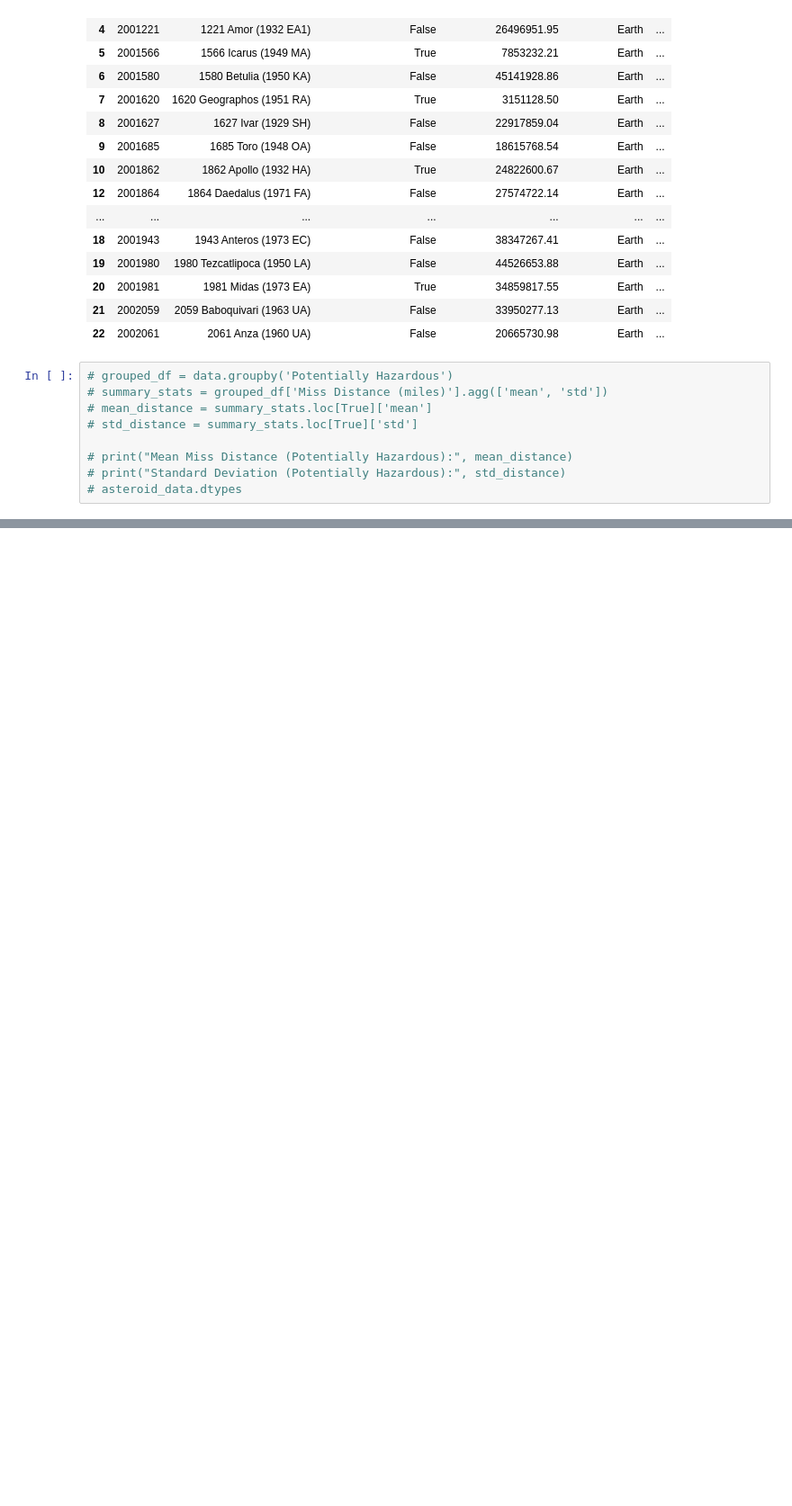
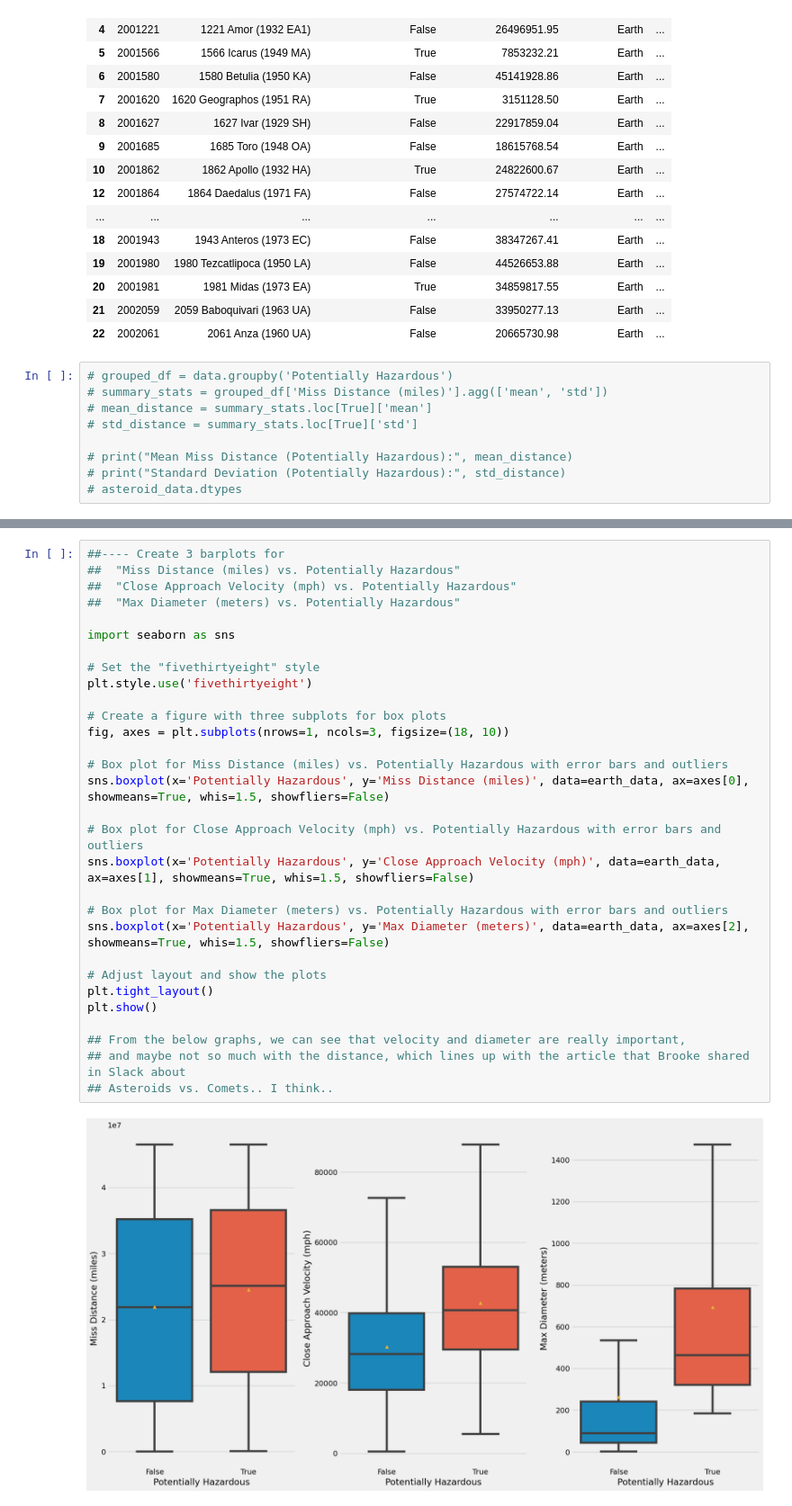
Before and after one commit to Bulaque/Team-2, a Jupyter notebook: Nasa_Analysis.ipynb, the cells around one changed output, grey strips where cells are left out. Shown at 90% size. Cells and saved outputs as stored; diff of their text form; blank space fills up the shorter version.

```diff
--- a/Nasa_Analysis.ipynb
+++ b/Nasa_Analysis.ipynb
@@ -123,0 +171,32 @@ earth_data.head(20)
+# %%
+##---- Create 3 barplots for
+##  "Miss Distance (miles) vs. Potentially Hazardous"
+##  "Close Approach Velocity (mph) vs. Potentially Hazardous"
+##  "Max Diameter (meters) vs. Potentially Hazardous"
+
+import seaborn as sns
+
+# Set the "fivethirtyeight" style
+plt.style.use('fivethirtyeight')
+
+# Create a figure with three subplots for box plots
+fig, axes = plt.subplots(nrows=1, ncols=3, figsize=(18, 10))
+
+# Box plot for Miss Distance (miles) vs. Potentially Hazardous with error bars and outliers
+sns.boxplot(x='Potentially Hazardous', y='Miss Distance (miles)', data=earth_data, ax=axes[0], showmeans=True, whis=1.5, showfliers=False)
+
+# Box plot for Close Approach Velocity (mph) vs. Potentially Hazardous with error bars and outliers
+sns.boxplot(x='Potentially Hazardous', y='Close Approach Velocity (mph)', data=earth_data, ax=axes[1], showmeans=True, whis=1.5, showfliers=False)
+
+# Box plot for Max Diameter (meters) vs. Potentially Hazardous with error bars and outliers
+sns.boxplot(x='Potentially Hazardous', y='Max Diameter (meters)', data=earth_data, ax=axes[2], showmeans=True, whis=1.5, showfliers=False)
+
+# Adjust layout and show the plots
+plt.tight_layout()
+plt.show()
+
+## From the below graphs, we can see that velocity and diameter are really important,
+## and maybe not so much with the distance, which lines up with the article that Brooke shared in Slack about
+## Asteroids vs. Comets.. I think..
+# %% [output]
+[figure, added]
```
Also changed, not shown: parts of 8 cells of this notebook, 1 other file.
